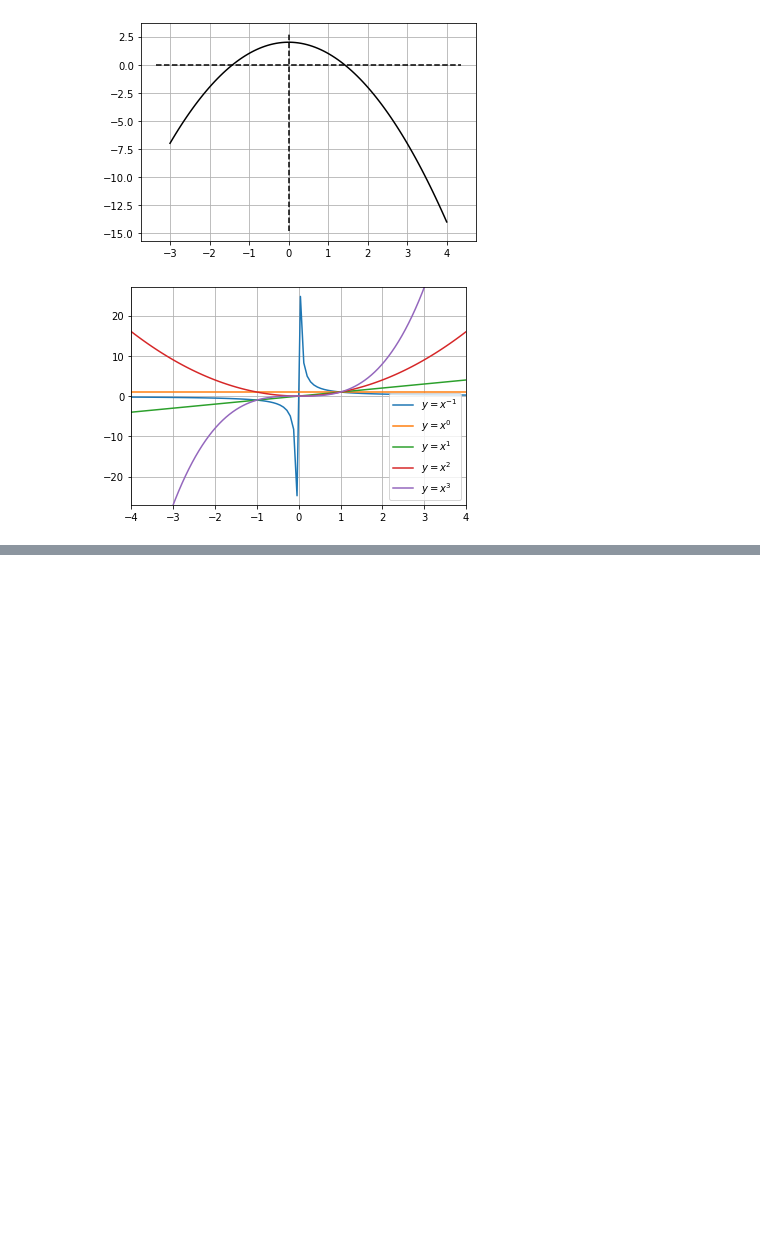
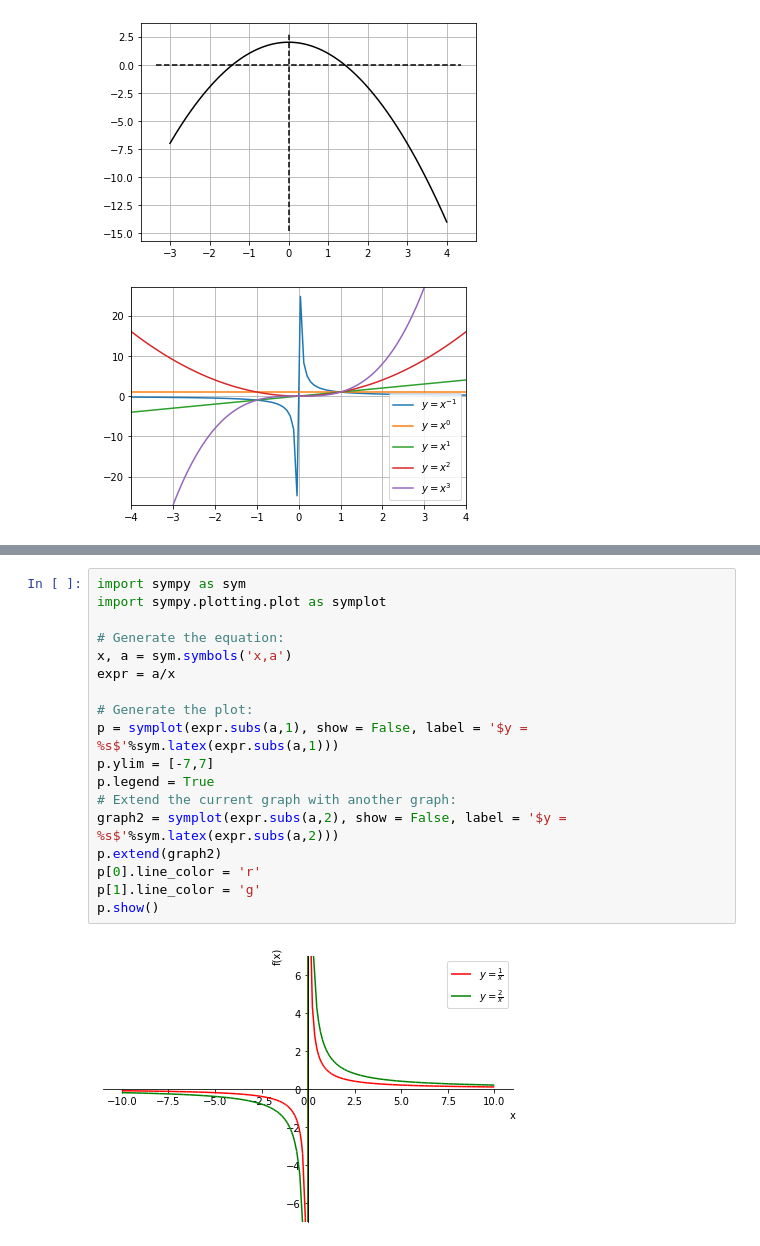
Before and after one commit to j0rl3yJ/Mathematics-using-Python, a Jupyter notebook: Codes.ipynb, the cells around one changed output, grey strips where cells are left out. Cells and saved outputs as stored; diff of their text form; blank space fills up the shorter version.

```diff
--- a/Codes.ipynb
+++ b/Codes.ipynb
@@ -1307,0 +1335,20 @@ plt.show()
+# %%
+import sympy as sym
+import sympy.plotting.plot as symplot
+
+# Generate the equation:
+x, a = sym.symbols('x,a')
+expr = a/x
+
+# Generate the plot:
+p = symplot(expr.subs(a,1), show = False, label = '$y = %s$'%sym.latex(expr.subs(a,1)))
+p.ylim = [-7,7]
+p.legend = True
+# Extend the current graph with another graph:
+graph2 = symplot(expr.subs(a,2), show = False, label = '$y = %s$'%sym.latex(expr.subs(a,2)))
+p.extend(graph2)
+p[0].line_color = 'r'
+p[1].line_color = 'g'
+p.show()
+# %% [output]
+[figure, added]
```
Also changed, not shown: parts of 3 cells of this notebook.
